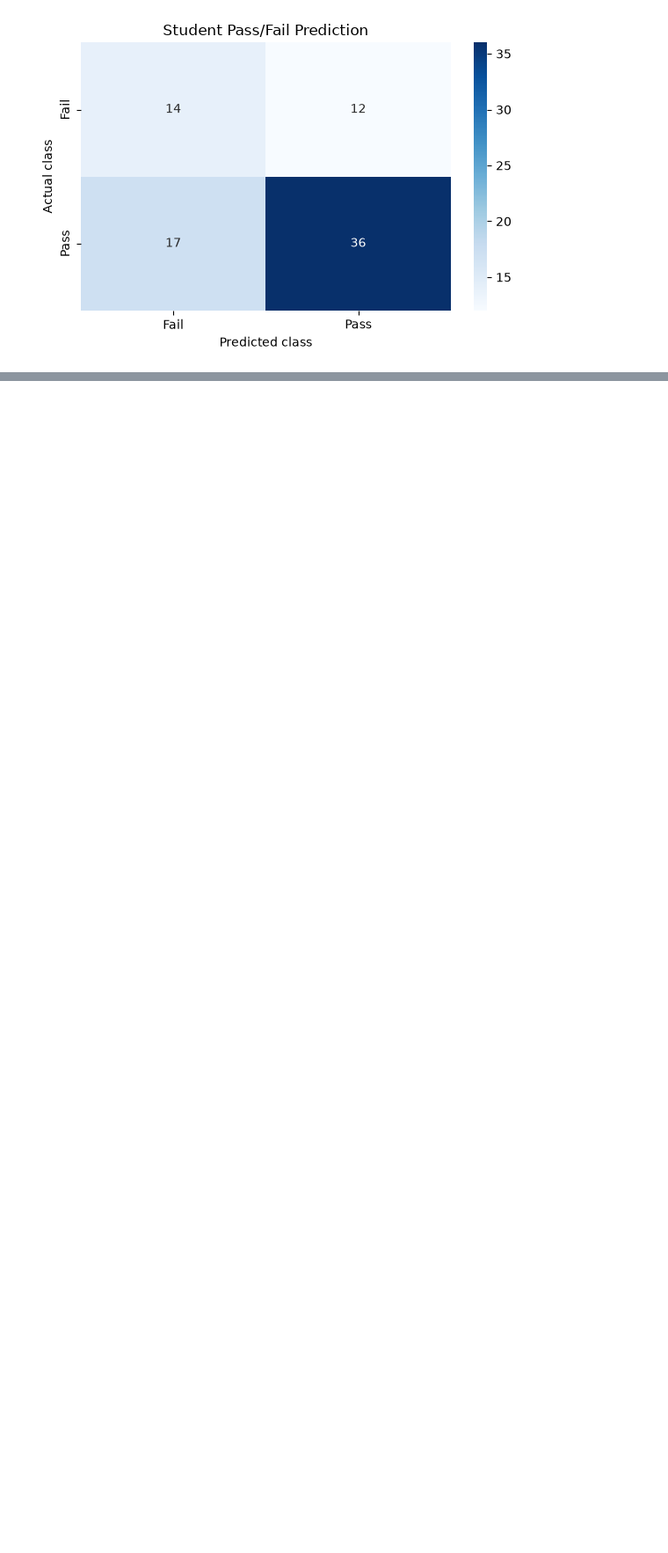
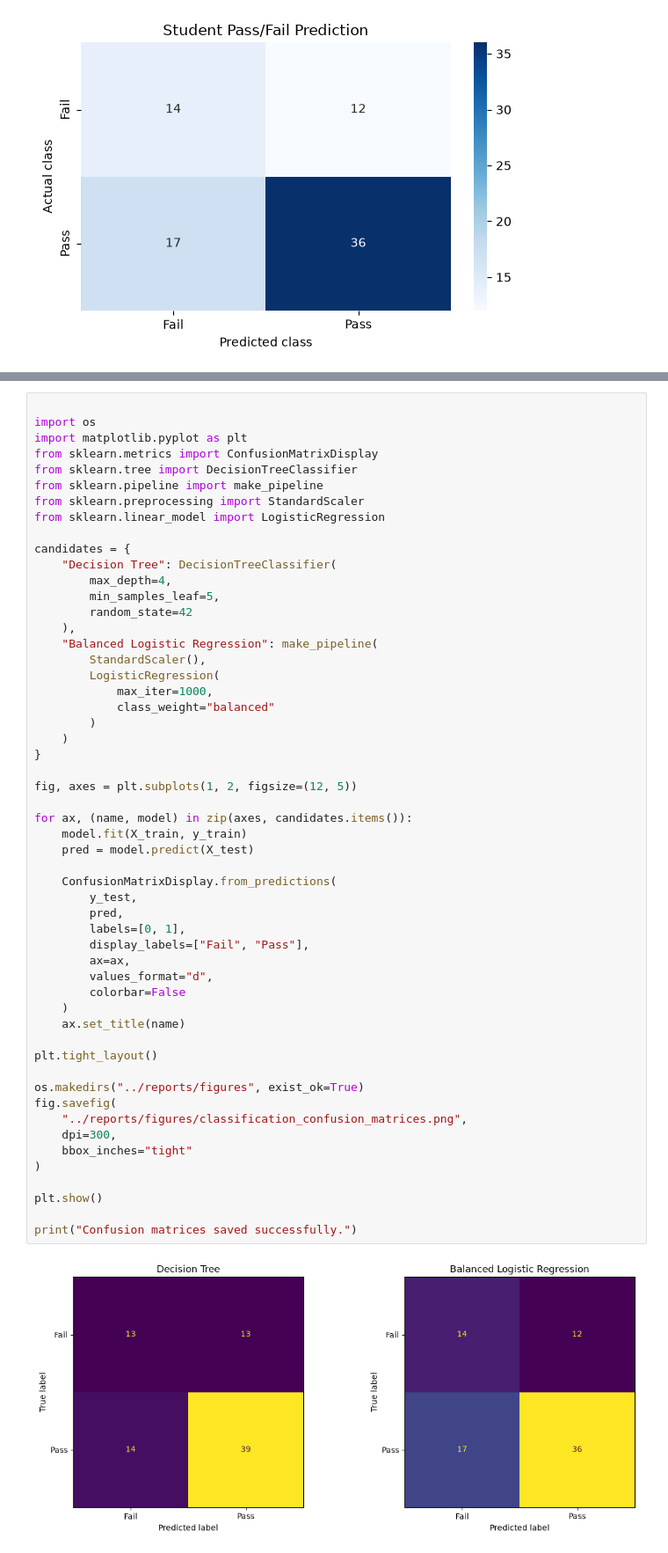
Before and after one commit to Abhi-vnr/student-performance-prediction, a Jupyter notebook: notebooks/03_logistic_regression.ipynb, the cells around one changed output, grey strips where cells are left out. Shown at 88% size. Saved outputs shown, nothing was run; the diff lists cells and outputs as text; blank space fills up the shorter version.

Commit message:
Finalize student performance prediction project

```diff
--- a/notebooks/03_logistic_regression.ipynb
+++ b/notebooks/03_logistic_regression.ipynb
@@ -111,0 +201,56 @@ plt.show()
+# %%
+
+import os
+import matplotlib.pyplot as plt
+from sklearn.metrics import ConfusionMatrixDisplay
+from sklearn.tree import DecisionTreeClassifier
+from sklearn.pipeline import make_pipeline
+from sklearn.preprocessing import StandardScaler
+from sklearn.linear_model import LogisticRegression
+
+candidates = {
+    "Decision Tree": DecisionTreeClassifier(
+        max_depth=4,
+        min_samples_leaf=5,
+        random_state=42
+    ),
+    "Balanced Logistic Regression": make_pipeline(
+        StandardScaler(),
+        LogisticRegression(
+            max_iter=1000,
+            class_weight="balanced"
+        )
+    )
+}
+
+fig, axes = plt.subplots(1, 2, figsize=(12, 5))
+
+for ax, (name, model) in zip(axes, candidates.items()):
+    model.fit(X_train, y_train)
+    pred = model.predict(X_test)
+
+    ConfusionMatrixDisplay.from_predictions(
+        y_test,
+        pred,
+        labels=[0, 1],
+        display_labels=["Fail", "Pass"],
+        ax=ax,
+        values_format="d",
+        colorbar=False
+    )
+    ax.set_title(name)
+
+plt.tight_layout()
+
+os.makedirs("../reports/figures", exist_ok=True)
+fig.savefig(
+    "../reports/figures/classification_confusion_matrices.png",
+    dpi=300,
+    bbox_inches="tight"
+)
+
+plt.show()
+
+print("Confusion matrices saved successfully.")
+# %% [output]
+[figure, added]
```
Also changed, not shown: parts of 3 cells of this notebook, 3 other files.
